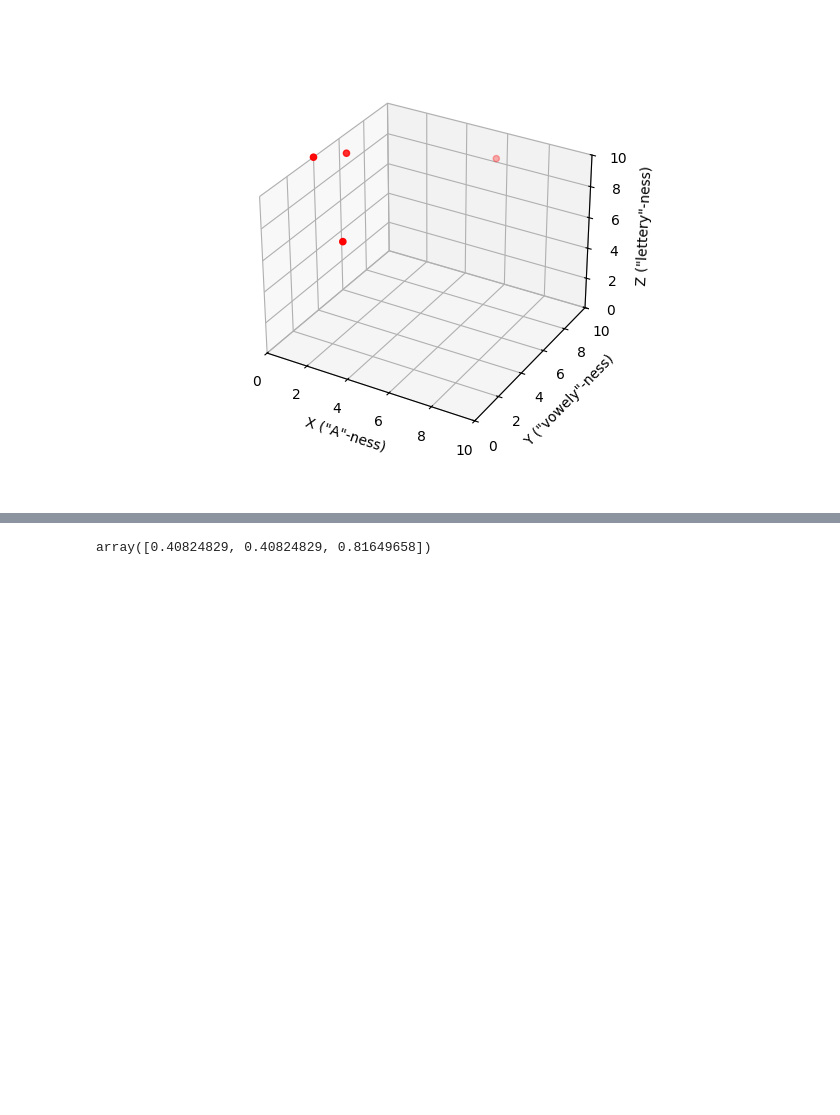
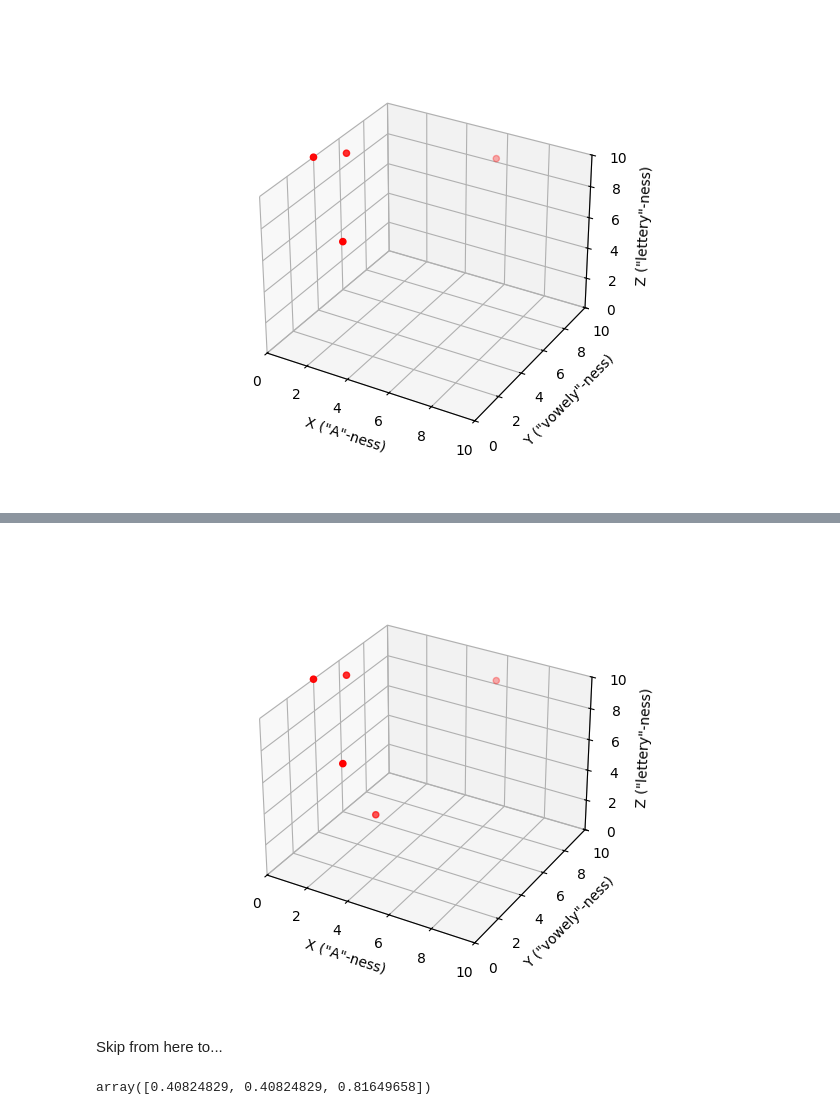
Before and after one commit to eihli/mugato, a Jupyter notebook: token_and_embed.ipynb, the cells around one changed output, grey strips where cells are left out. Saved outputs shown, nothing was run; the diff lists cells and outputs as text; code cells hidden in the pictures; blank space fills up the shorter version.

```diff
--- a/token_and_embed.ipynb
+++ b/token_and_embed.ipynb
@@ -131,0 +167,6 @@ plot_embedding(*zip(
+# %%
+def example_image_embedding(image):
+    x = image[0].mean() * 5  # Red channel
+    y = image[1].mean() * 5 # Green channel
+    z = image[2].mean() * 5 # Blue channel
+    return [x, y, z]
@@ -132,3 +177,15 @@ plot_embedding(*zip(
+# %%
+plot_embedding(*zip(
+    example_embedding_1('a lake'),
+    example_embedding_1('cloudy sky'),
+    example_embedding_1('lazy mouse'),
+    example_embedding_1('aaaaaayyy'),
+    example_image_embedding(image),
+))
+# %% [output]
+[figure, added]
+# %% [markdown]
+Skip from here to...
 # %%
 from sklearn.feature_extraction.text import TfidfVectorizer
 embedder = TfidfVectorizer(max_features=4, analyzer='char')
```
Also changed, not shown: parts of 28 cells of this notebook.
